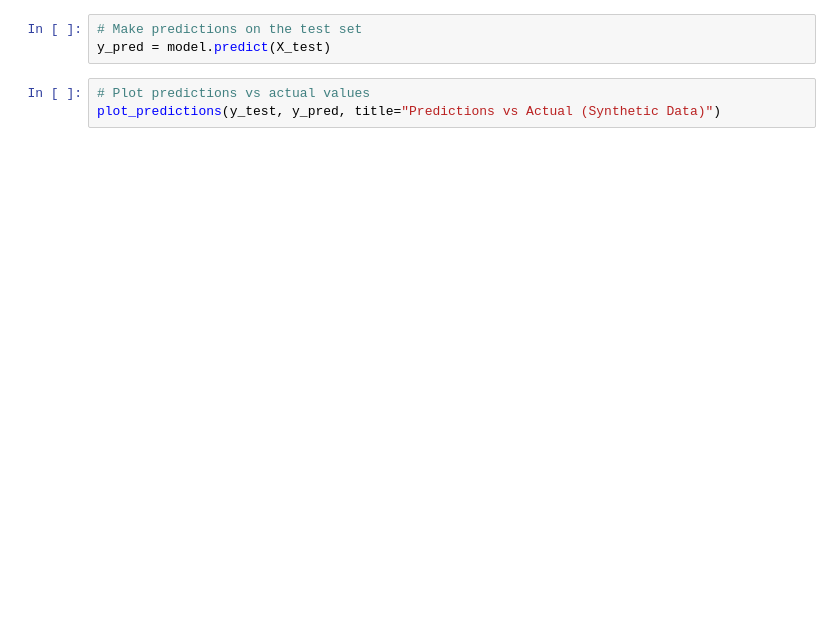
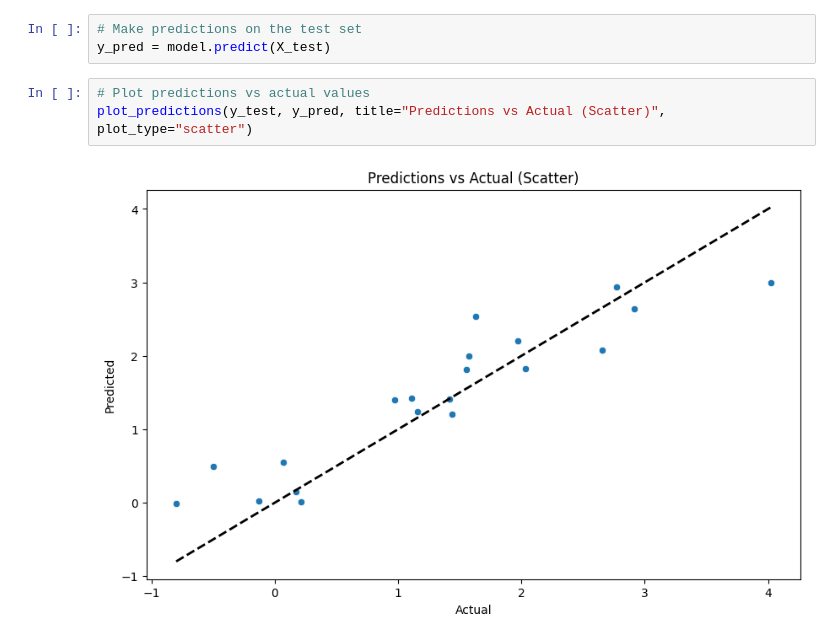
Before and after one commit to RayFrightener/ml_automation, a Jupyter notebook: model_eval_test.ipynb, the cells around one changed output. Drawn from its saved outputs; the diff is of its cells as text; blank space fills up the shorter version.

Commit message:
modified and tested model eval in model_eval_test.ipynb

```diff
--- a/model_eval_test.ipynb
+++ b/model_eval_test.ipynb
@@ -29,4 +52,6 @@ print(metrics)
 y_pred = model.predict(X_test)
 # %%
 # Plot predictions vs actual values
-plot_predictions(y_test, y_pred, title="Predictions vs Actual (Synthetic Data)")
+plot_predictions(y_test, y_pred, title="Predictions vs Actual (Scatter)", plot_type="scatter")
+# %% [output]
+[figure, added]
```
Also changed, not shown: parts of 5 cells of this notebook, 2 other files.
